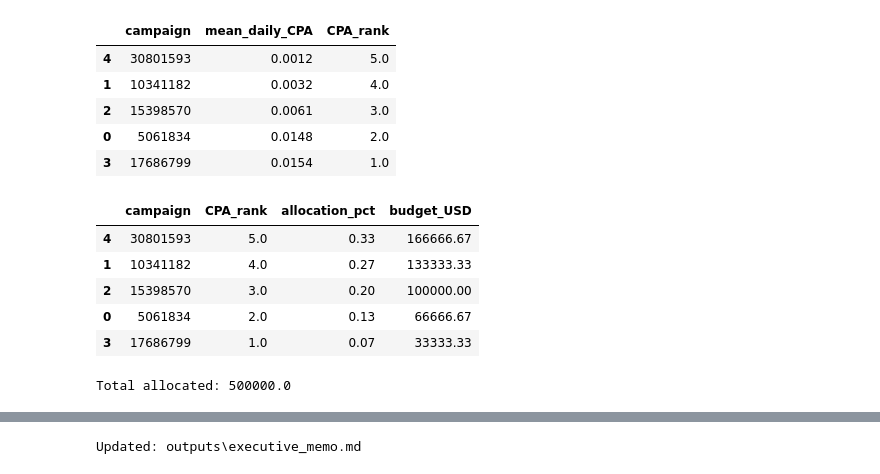
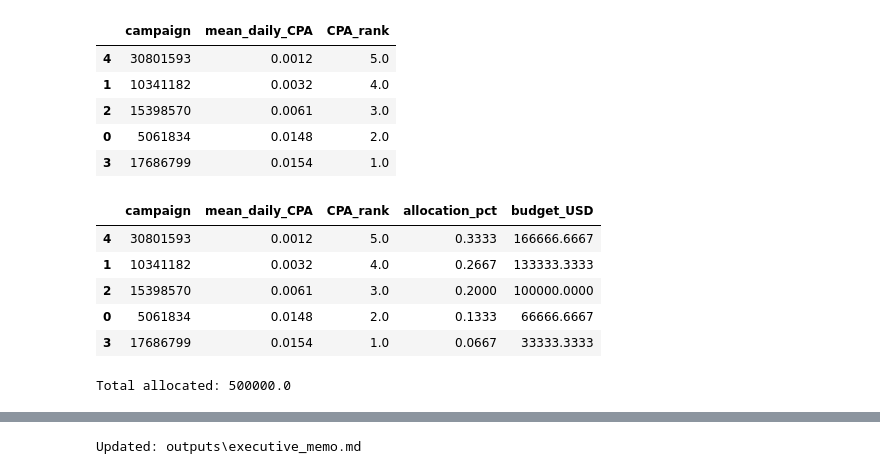
Before and after one commit to Marthaolukayode/lab-statistical-analysis, a Jupyter notebook: lab_statistical_analysis_STUDENT.ipynb, the cells around one changed output, grey strips where cells are left out. Drawn from its saved outputs; the diff is of its cells as text; code cells hidden in the pictures.

```diff
--- a/lab_statistical_analysis_STUDENT.ipynb
+++ b/lab_statistical_analysis_STUDENT.ipynb
@@ -590,7 +590,7 @@ def pairwise_ttests(data, metric):
         [np.inf, -np.inf], np.nan
     ).dropna()
 
-    clean = clean[clean[metric] > 0]
+    clean = clean[clean[metric] >= 0]
     rows = []
 
     for a, b in combinations(
@@ -771,7 +771,7 @@ for a, b in combinations(sorted(conv.index), 2):
         "group_b": b,
         "rate_a": rate_a,
         "rate_b": rate_b,
-        "pp_diff": (rate_b - rate_a) * 100,
+        "pct_diff": (rate_b - rate_a) * 100,
         "odds_ratio": odds_ratio,
         "p_value": p,
         "significant": p < ALPHA
@@ -1396,38 +1396,36 @@ display(ranking[
 # %%
 
 # Step 8.5: Provisional budget allocation
 
 TOTAL_BUDGET = 500000
 
+# Higher CPA rank means better performance (lower CPA)
 ranking["allocation_pct"] = (
     ranking["CPA_rank"] / ranking["CPA_rank"].sum()
 )
 
-ranking["allocation_pct"] = ranking["allocation_pct"].clip(
-    lower=0.05,
-    upper=0.35
-)
-
-ranking["allocation_pct"] = (
-    ranking["allocation_pct"] / ranking["allocation_pct"].sum()
-)
+# Check that all allocations respect the limits
+assert ranking["allocation_pct"].between(0.05, 0.35).all()
 
 ranking["budget_USD"] = (
     ranking["allocation_pct"] * TOTAL_BUDGET
 )
 
-display(ranking[
-    ["campaign", "CPA_rank", "allocation_pct", "budget_USD"]
-].round(2))
+display(
+    ranking[
+        ["campaign", "mean_daily_CPA", "CPA_rank",
+         "allocation_pct", "budget_USD"]
+    ].round(4)
+)
 
 print("Total allocated:", ranking["budget_USD"].sum())
 # %% [output]
-|  | campaign | CPA_rank | allocation_pct | budget_USD |
-| 4 | 30801593 | 5.0 | 0.33 | 166666.67 |
-| 1 | 10341182 | 4.0 | 0.27 | 133333.33 |
-| 2 | 15398570 | 3.0 | 0.20 | 100000.00 |
-| 0 | 5061834 | 2.0 | 0.13 | 66666.67 |
-| 3 | 17686799 | 1.0 | 0.07 | 33333.33 |
+|  | campaign | mean_daily_CPA | CPA_rank | allocation_pct | budget_USD |
+| 4 | 30801593 | 0.0012 | 5.0 | 0.3333 | 166666.6667 |
+| 1 | 10341182 | 0.0032 | 4.0 | 0.2667 | 133333.3333 |
+| 2 | 15398570 | 0.0061 | 3.0 | 0.2000 | 100000.0000 |
+| 0 | 5061834 | 0.0148 | 2.0 | 0.1333 | 66666.6667 |
+| 3 | 17686799 | 0.0154 | 1.0 | 0.0667 | 33333.3333 |
 Total allocated: 500000.0
 # %%
 
```
Also changed, not shown: parts of 5 cells of this notebook, 4 other files.
